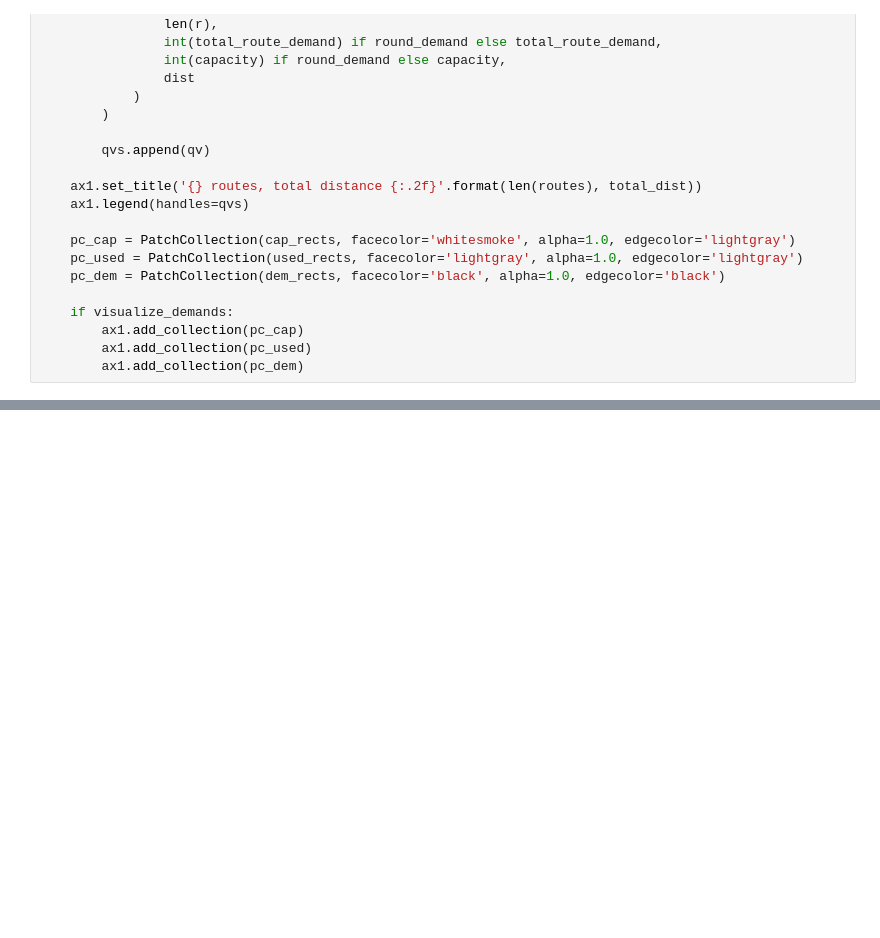
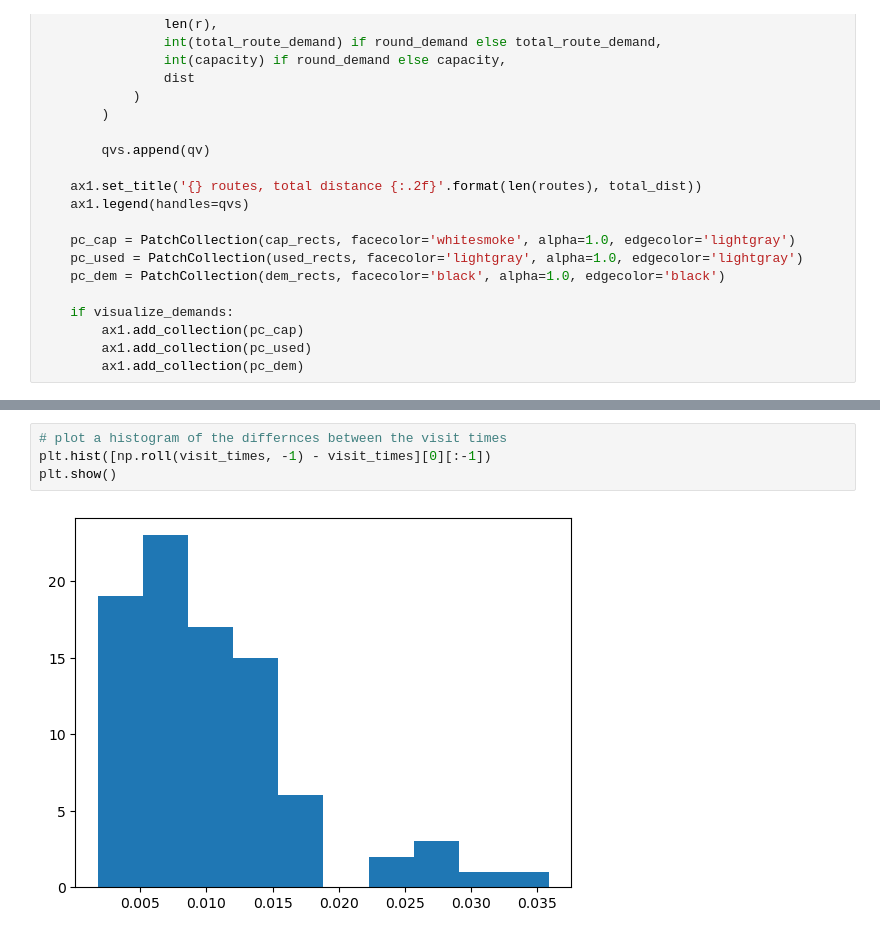
Before and after one commit to JTrainer-STORi/learning-pdtrp, a Jupyter notebook: import_model.ipynb, the cells around one changed output, grey strips where cells are left out. Cells and saved outputs as stored; diff of their text form; blank space fills up the shorter version.

```diff
--- a/import_model.ipynb
+++ b/import_model.ipynb
@@ -264,0 +300,6 @@ plot_tsp(bat['all_nodes'][0].cpu().numpy(), or_tools_tour, axs[1])
+# %%
+# plot a histogram of the differnces between the visit times
+plt.hist([np.roll(visit_times, -1) - visit_times][0][:-1])
+plt.show()
+# %% [output]
+[figure, added]
```
Also changed, not shown: parts of 16 cells of this notebook, 6 other files.
